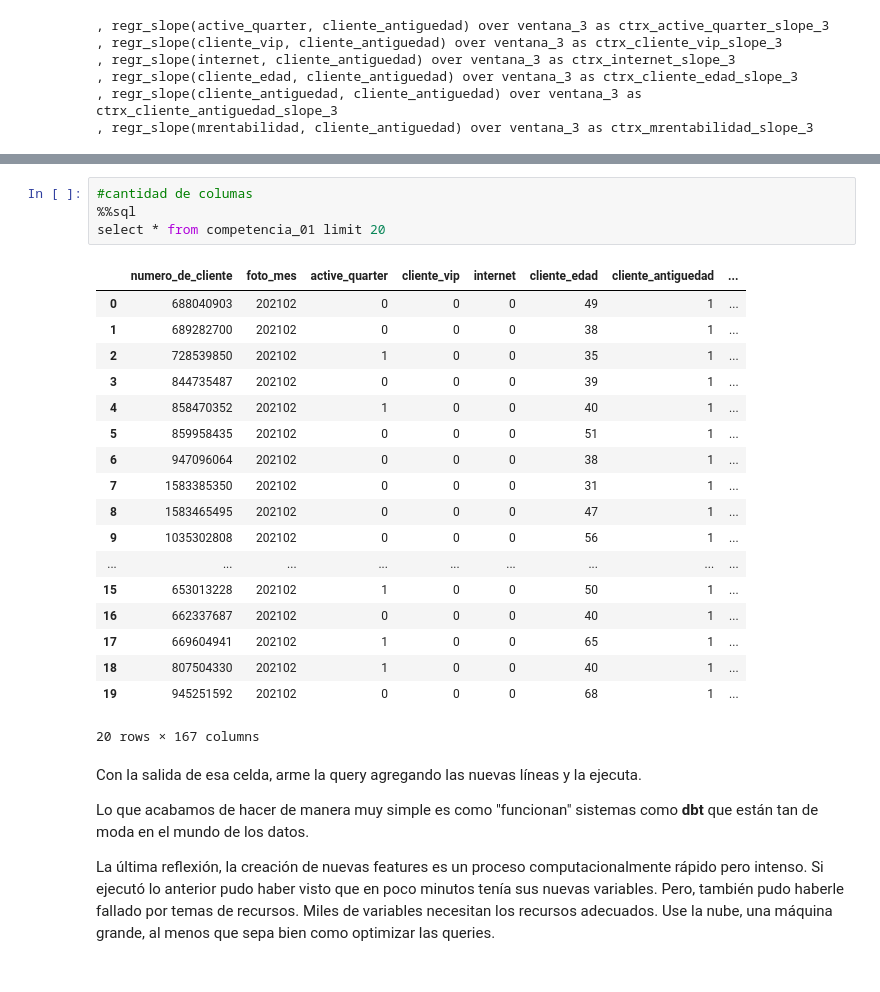
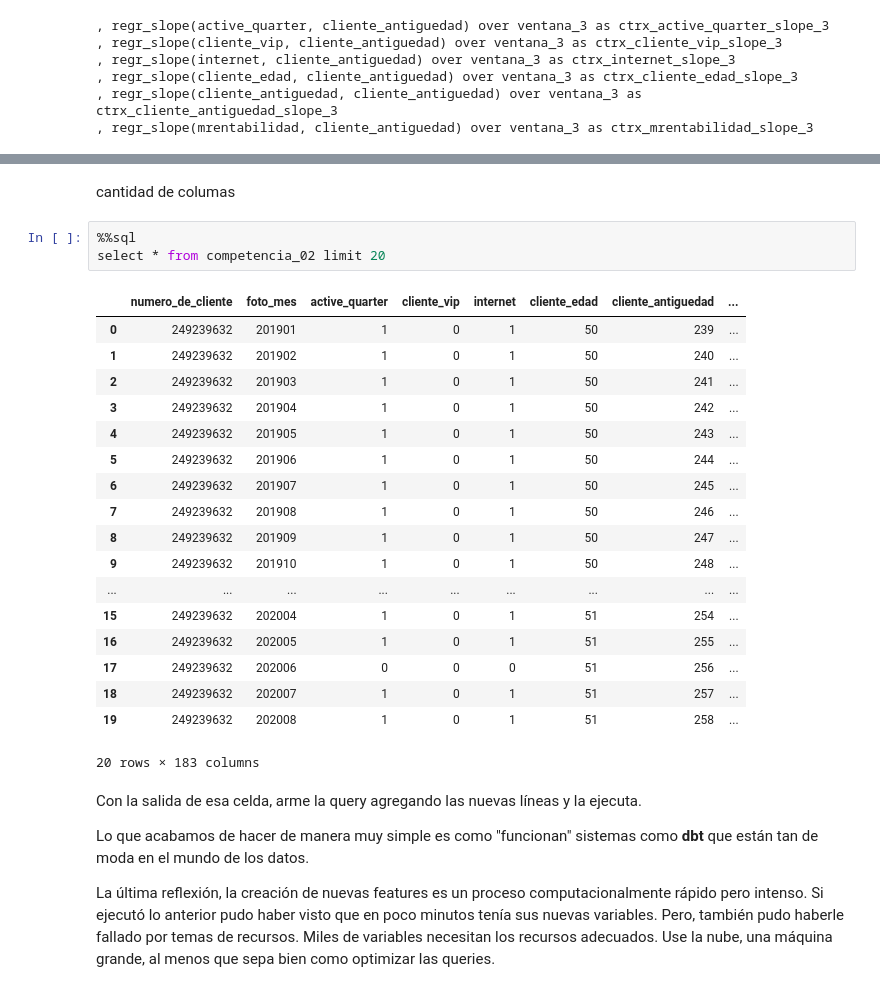
Before and after one commit to ingceciliaconde/dmeyf2024, a Jupyter notebook: Competencia_02/C02_4_Feature_Engineering_en_SQL.ipynb, the cells around one changed output, grey strips where cells are left out. Saved outputs shown, nothing was run; the diff lists cells and outputs as text.

```diff
--- a/Competencia_02/C02_4_Feature_Engineering_en_SQL.ipynb
+++ b/Competencia_02/C02_4_Feature_Engineering_en_SQL.ipynb
@@ -645,29 +762,30 @@ from competencia_01
 window ventana_3 as (partition by numero_de_cliente order by foto_mes rows between 3 preceding and current row)
 # %% [output]
 |  | Success |
+# %% [markdown]
+cantidad de columas
 # %%
-#cantidad de columas
 %%sql
-select * from competencia_01 limit 20
+select * from competencia_02 limit 20
 # %% [output]
 |  | numero_de_cliente | foto_mes | active_quarter | cliente_vip | internet | cliente_edad | cliente_antiguedad | ... |
-| 0 | 688040903 | 202102 | 0 | 0 | 0 | 49 | 1 | ... |
-| 1 | 689282700 | 202102 | 0 | 0 | 0 | 38 | 1 | ... |
-| 2 | 728539850 | 202102 | 1 | 0 | 0 | 35 | 1 | ... |
-| 3 | 844735487 | 202102 | 0 | 0 | 0 | 39 | 1 | ... |
-| 4 | 858470352 | 202102 | 1 | 0 | 0 | 40 | 1 | ... |
-| 5 | 859958435 | 202102 | 0 | 0 | 0 | 51 | 1 | ... |
-| 6 | 947096064 | 202102 | 0 | 0 | 0 | 38 | 1 | ... |
-| 7 | 1583385350 | 202102 | 0 | 0 | 0 | 31 | 1 | ... |
-| 8 | 1583465495 | 202102 | 0 | 0 | 0 | 47 | 1 | ... |
-| 9 | 1035302808 | 202102 | 0 | 0 | 0 | 56 | 1 | ... |
+| 0 | 249239632 | 201901 | 1 | 0 | 1 | 50 | 239 | ... |
+| 1 | 249239632 | 201902 | 1 | 0 | 1 | 50 | 240 | ... |
+| 2 | 249239632 | 201903 | 1 | 0 | 1 | 50 | 241 | ... |
+| 3 | 249239632 | 201904 | 1 | 0 | 1 | 50 | 242 | ... |
+| 4 | 249239632 | 201905 | 1 | 0 | 1 | 50 | 243 | ... |
+| 5 | 249239632 | 201906 | 1 | 0 | 1 | 50 | 244 | ... |
+| 6 | 249239632 | 201907 | 1 | 0 | 1 | 50 | 245 | ... |
+| 7 | 249239632 | 201908 | 1 | 0 | 1 | 50 | 246 | ... |
+| 8 | 249239632 | 201909 | 1 | 0 | 1 | 50 | 247 | ... |
+| 9 | 249239632 | 201910 | 1 | 0 | 1 | 50 | 248 | ... |
 | ... | ... | ... | ... | ... | ... | ... | ... | ... |
-| 15 | 653013228 | 202102 | 1 | 0 | 0 | 50 | 1 | ... |
-| 16 | 662337687 | 202102 | 0 | 0 | 0 | 40 | 1 | ... |
-| 17 | 669604941 | 202102 | 1 | 0 | 0 | 65 | 1 | ... |
-| 18 | 807504330 | 202102 | 1 | 0 | 0 | 40 | 1 | ... |
-| 19 | 945251592 | 202102 | 0 | 0 | 0 | 68 | 1 | ... |
+| 15 | 249239632 | 202004 | 1 | 0 | 1 | 51 | 254 | ... |
+| 16 | 249239632 | 202005 | 1 | 0 | 1 | 51 | 255 | ... |
+| 17 | 249239632 | 202006 | 0 | 0 | 0 | 51 | 256 | ... |
+| 18 | 249239632 | 202007 | 1 | 0 | 1 | 51 | 257 | ... |
+| 19 | 249239632 | 202008 | 1 | 0 | 1 | 51 | 258 | ... |
-20 rows × 167 columns
+20 rows × 183 columns
 # %% [markdown]
 
 
```
Also changed, not shown: parts of 61 cells of this notebook, 3 other files.
